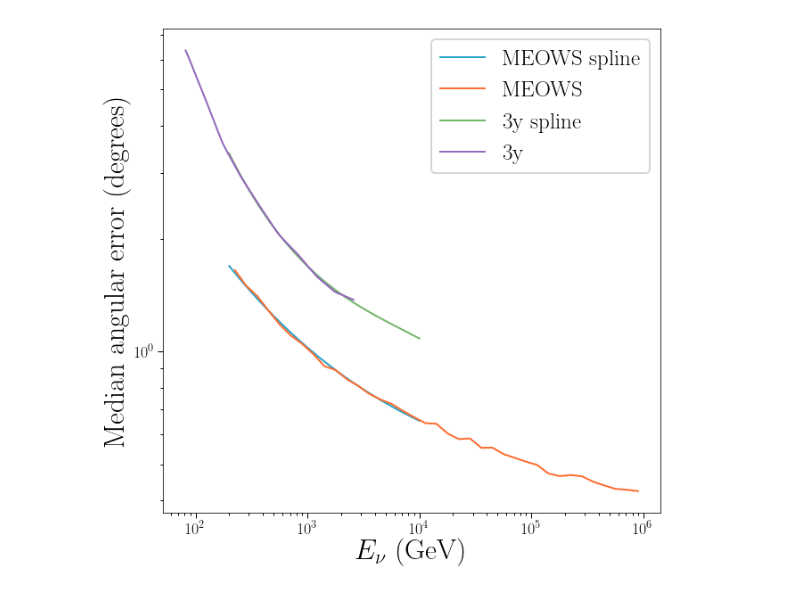
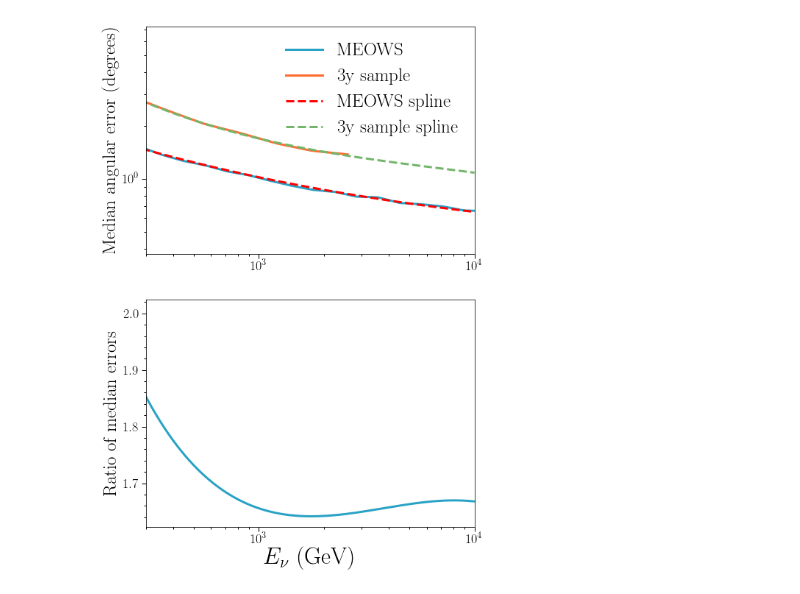
Before and after one commit to jlazar17/solar_WIMP, a Jupyter notebook: resolution_plots.ipynb, the cells around one changed output. Drawn from its saved outputs; the diff is of its cells as text; code cells hidden in the pictures.

```diff
--- a/resolution_plots.ipynb
+++ b/resolution_plots.ipynb
@@ -233,22 +243,48 @@ def sw_3y_error(nu_e):
 
 def ratio(nu_e):
     return np.divide(sw_3y_error(nu_e), MEOWS_error(nu_e))
-# %%
-plt.plot(np.logspace(np.log10(200),4,1000),MEOWS_error(np.logspace(np.log10(200),4,1000)), label="MEOWS spline")
-plt.plot(nue_cents[3:], med_error, label="MEOWS")
-plt.plot(np.logspace(np.log10(200),4,1000), sw_3y_error(np.logspace(np.log10(200),4,1000)), label="3y spline")
-plt.plot(old_e, old_res, label="3y")
-
-plt.xlabel(r"$E_{\nu}$ (GeV)")
-plt.ylabel(r"Median angular error (degrees)")
-
-plt.legend()
-
-plt.loglog()
-
-plt.show()
-# %% [output]
-[figure, removed]
+# %%
+lw=3
+ls="--"
+
+fig = plt.figure(figsize=(8,12.5))
+gs = gridspec.GridSpec (2, 1,height_ratios=[1,1])
+(ax1, ax2) = (fig.add_subplot(gs[0]), fig.add_subplot(gs[1]))
+
+#### Top plot ####
+
+ax1.plot(nue_cents[3:], med_error, label="MEOWS", lw=lw)
+ax1.plot(old_e, old_res, label="3y sample", lw=lw)
+ax1.plot(np.logspace(np.log10(200),4,1000), MEOWS_error(np.logspace(np.log10(200),4,1000)),
+         label="MEOWS spline", lw=lw, linestyle=ls, color="r")
+ax1.plot(np.logspace(np.log10(200),4,1000), sw_3y_error(np.logspace(np.log10(200),4,1000)),
+         label="3y sample spline", lw=lw, linestyle=ls)
+
+# ax1.set_xlabel(r"$E_{\nu}$ (GeV)")
+ax1.set_ylabel(r"Median angular error (degrees)", fontsize=25)
+
+ax1.legend(frameon=False)
+
+ax1.loglog()
+ax1.set_xlim(300,10000)
+
+#### Bottom plot ####
+
+ax2.plot(np.logspace(np.log10(200),4,1000), ratio(np.logspace(np.log10(200),4,1000)),
+         lw=lw)
+
+ax2.set_ylabel("Ratio of median errors", fontsize=25)
+ax2.set_xlabel(r"$E_{\nu}$ (GeV)")
+# ax2.set_title("Ratio of MEOWS median angular error to\n 3y solar WIMP median angular error")
+
+ax2.semilogx()
+ax2.set_xlim(300,10000)
+
+plt.savefig("plots/median_error_comparison.png", dpi=400, bbox_inches="tight")
+
+plt.show()
+# %% [output]
+[figure, added]
 # %%
 plt.plot(np.logspace(np.log10(200),4,1000), ratio(np.logspace(np.log10(200),4,1000)),)
 
```
Also changed, not shown: parts of 31 cells of this notebook, 5 other files.
